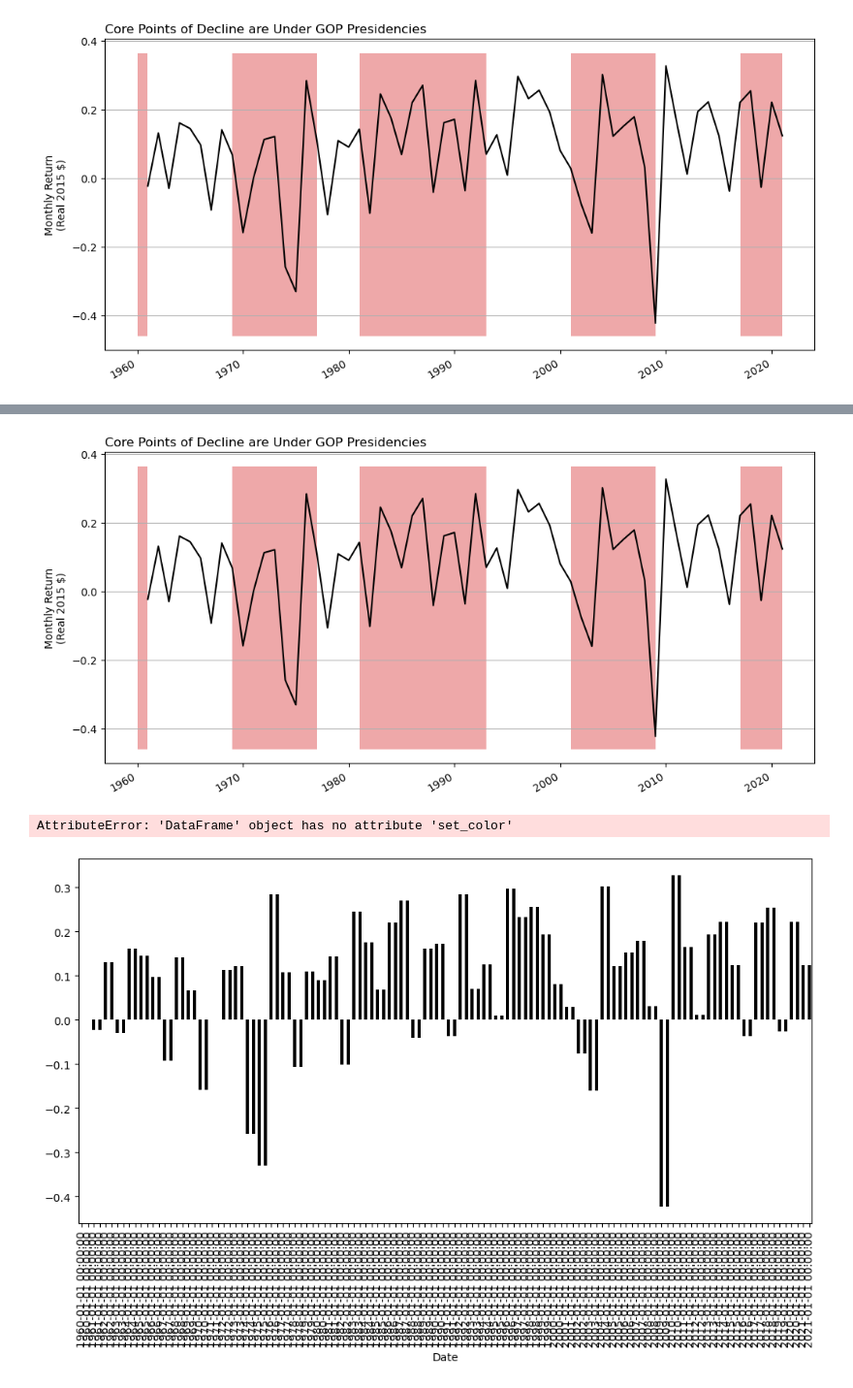
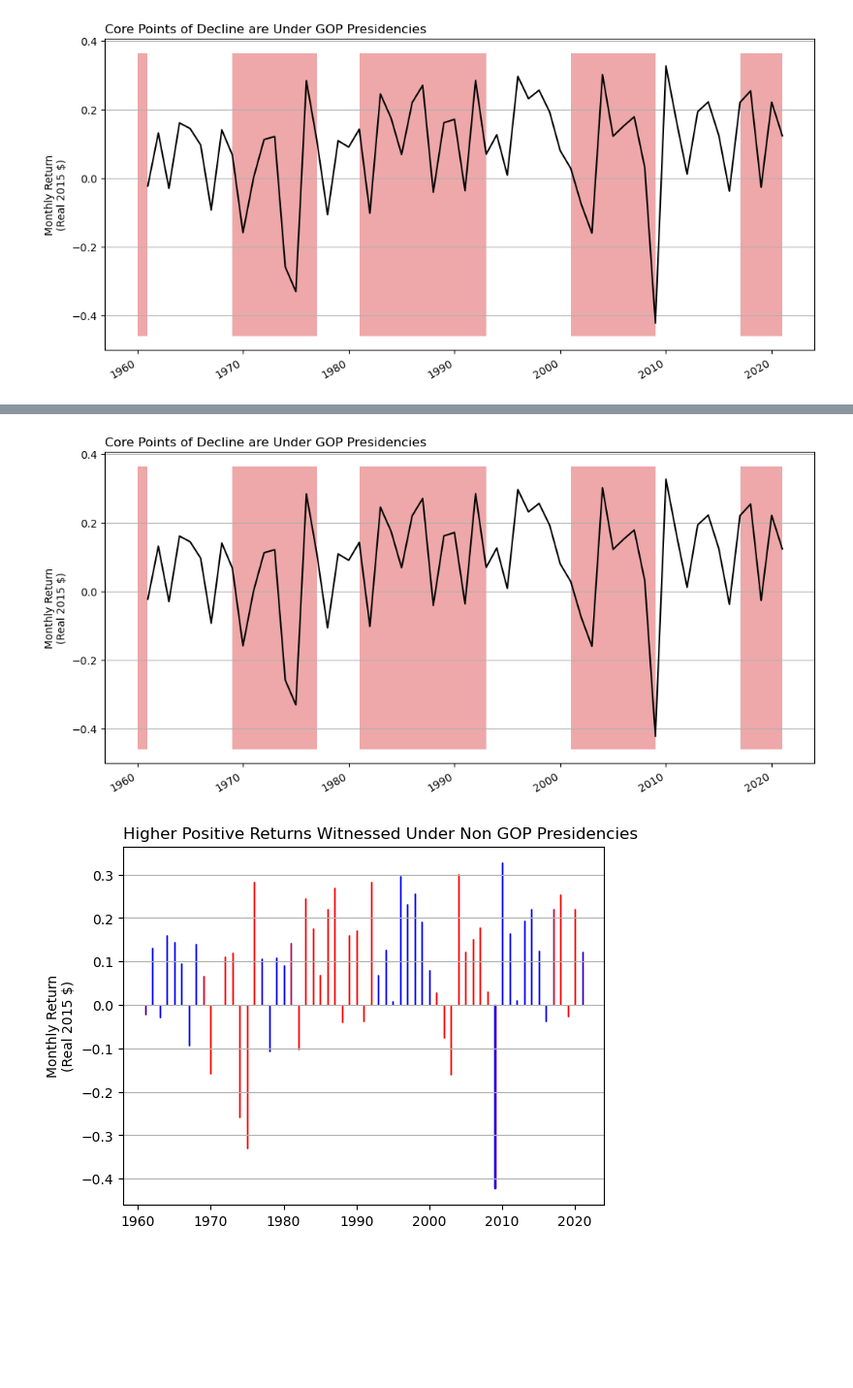
Before and after one commit to llorracc/as.180.369-2023-Fall, a Jupyter notebook: materials/code-demo/ZahnMVStockReturns.ipynb, the cells around one changed output, grey strips where cells are left out. Shown: that part at 97% size. Saved outputs shown, nothing was run; the diff lists cells and outputs as text; code cells hidden in the pictures; blank space fills up the shorter version.

Commit message:
Figured out how to change the colors of the bar graph to be related to whehter the year was a GOP year or not

```diff
--- a/materials/code-demo/ZahnMVStockReturns.ipynb
+++ b/materials/code-demo/ZahnMVStockReturns.ipynb
@@ -267,8 +260,6 @@ def plot_series(ax, df, index='Date', cols=['log_Real_Month_Return'], area='GOP'
     df = df.set_index(keys=index, drop=False)
     # line plot
     df.plot(ax=ax, x=index, y=cols, kind='bar', legend = False)
-    x1, x2 = ax.get_xlim()
-    ax.fill_between(df[index].index, y1=y1, y2=y2, where=df[area], facecolor='tab:red', alpha=0.4) plot(ax=ax, x=index, y=cols, kind='bar', color = '
     return ax
 
 # set up figure, axis
@@ -315,55 +289,82 @@ def plot_series(ax, df, index='Date', cols=['log_Real_Month_Return'], area='GOP'
     df.plot(ax=ax, x=index, y=cols, color='black', legend = False)
     # extract limits
     y1, y2 = ax.get_ylim()
     ax.fill_between(df[index].index, y1=y1, y2=y2, where=df[area], facecolor='tab:red', alpha=0.4)
     return ax
 
 # set up figure, axis
 f, ax = plt.subplots(figsize=(12,6))
 plot_series(ax, df)
 
 ax.grid(axis='y')
 ax.set_xlabel('')
 ax.set_ylabel('Monthly Return\n(Real 2015 $)')
 
 ax.set_title('Core Points of Decline are Under GOP Presidencies',loc='left')
 
 plt.show()
 
 
-def plot_series(ax, df, index='Date', cols=['log_Real_Month_Return'], area='GOP'):
+#def plot_series(ax, df, index='Date', cols=['log_Real_Month_Return'], area='GOP'):
     #convert area variable to boolean
-    df[area] = df[area].astype(int).astype(bool)
+  #  df[area] = df[area].astype(int).astype(bool)
     # set up an index based on date
-    df = df.set_index(keys=index, drop=False)
-    counter = 0
-    bars = df.plot(ax=ax, x=index, y=cols, kind='bar', color = 'black', legend = False)
-    for ind in df.index:
-        GOP = df['GOP']
-        gop = GOP.values[counter]
+  #  df = df.set_index(keys=index, drop=False)
+  #  counter = 0
+  #  bars = df.plot(ax=ax, x=index, y=cols, kind='bar', color = 'blue', legend = False)
+   # for ind in df.index:
+      #  GOP = df['GOP']
+      #  gop = GOP.values[counter]
 
-        if gop == True:
-            df.set_color('red')
-            counter += 1
-
-    return ax
+       # if gop == True:
+           # df.set_color('red')
+           # counter += 1
+    #return ax
 
 # set up figure, axis
-fig, ax = plt.subplots(figsize = (12,6))
-plot_series(ax, df)
+#fig, ax = plt.subplots(figsize = (12,6))
+#plot_series(ax, df)
 
-ax.set_title('Higher Positive Returns Witnessed Under Non GOP Presidencies',loc='left')
+#ax.set_title('Higher Positive Returns Witnessed Under Non GOP Presidencies',loc='left')
 
-ax.grid(axis='y')
-ax.set_xlabel('')
-ax.set_ylabel('Monthly Return\n(Real 2015 $)')
+#ax.grid(axis='y')
+#ax.set_xlabel('')
+#ax.set_ylabel('Monthly Return\n(Real 2015 $)')
 
-ax.set_xticks([1,21,41,61,81,101,121])
+#ax.set_xticks([1,21,41,61,81,101,121])
+#plt.show()
+
+years = df['Date']
+values = df['log_Real_Month_Return']
+
+#fig = plt.figure(fig size = (10, 5))
+
+# creating the bar plot
+counter = 0
+
+bars = plt.bar(years, values, width = 0.04)
+
+for ind in df.index:
+    GOP = df['GOP']
+    years = df['Date']
+    values = df['log_Real_Month_Return']
+    gop = GOP.values[counter]
+    yrs = years.values[counter]
+    val = values.values[counter]
+    if gop == True:
+        bars[counter].set_color("red")
+        counter += 1
+    else:
+        bars[counter].set_color("blue")
+        counter += 1
+
+plt.grid(axis='y')
+plt.ylabel('Monthly Return\n(Real 2015 $)')
+plt.title('Higher Positive Returns Witnessed Under Non GOP Presidencies',loc='left')
 plt.show()
 # %% [output]
 [figure]
-AttributeError: 'DataFrame' object has no attribute 'set_color'
-[figure, old version]
+[figure, new version]
 # %%
 # Run OLS regression of Monthly earnings onto GOP president flag
 # Outcome real earnings next period. GOP president is pre-determined.
```
Also changed, not shown: parts of 5 cells of this notebook.
